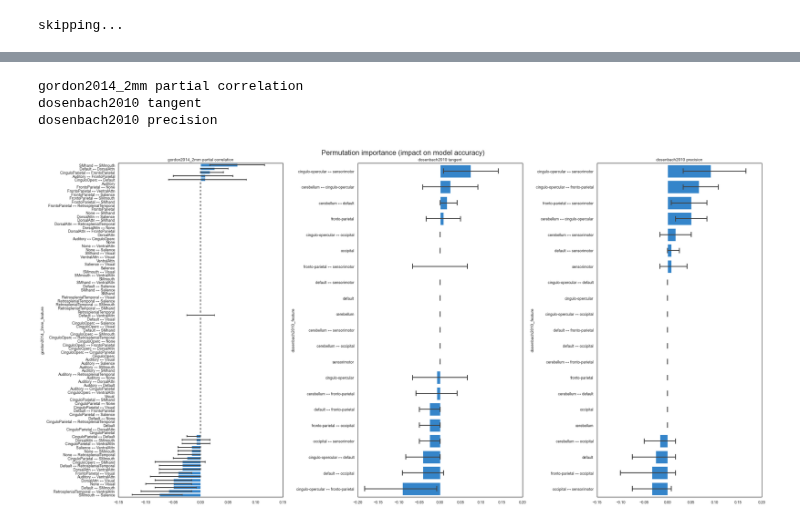
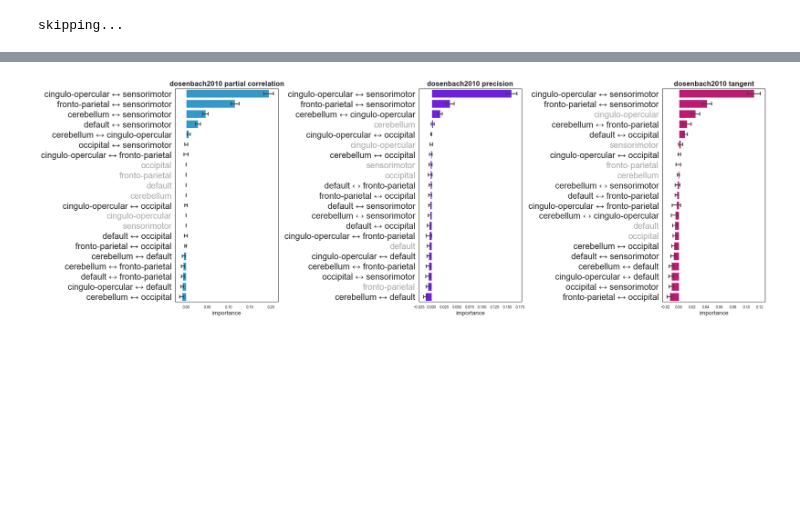
Before and after one commit to morteza/ACNets, a Jupyter notebook: notebooks/4 Visualizations.ipynb, the cells around one changed output, grey strips where cells are left out. Drawn from its saved outputs; the diff is of its cells as text; code cells hidden in the pictures; blank space fills up the shorter version.

Commit message:
updated figures + model comparisions and results from a full 250x run

```diff
--- a/notebooks/4 Visualizations.ipynb
+++ b/notebooks/4 Visualizations.ipynb
@@ -165,18 +178,10 @@ def jitter(df, column='cv_test_score', jitter_size=.03):
     jittered_df[column] = jittered_df[column] + np.random.uniform(-jitter_size, jitter_size, len(df))
     return jittered_df
 
-scores = scores.sort_values('mean_test_score', ascending=True)
-order = scores['label'].drop_duplicates()
-mean_scores = scores.groupby('label')[['cv_test_score']].mean().reset_index()
-
-
-scores['accuracy_pct'] = scores['cv_test_score'] * 100.0
-chance_scores['accuracy_pct'] = chance_scores['accuracy'] * 100.0
-mean_scores['accuracy_pct'] = mean_scores['cv_test_score'] * 100.0
-
 # chance
 g = sns.pointplot(data=chance_scores,
-              x='accuracy_pct', y='label', order=order,
+              x='accuracy_pct', y='label',
+              order=order,
               join=False,
             #   markers='D',
               color='gray',
@@ -203,8 +208,8 @@ sns.pointplot(data=scores,
 # annotate the mean points
 y_ticklabels = [t.get_text() for t in ax.get_yticklabels()]
 for i, model_name, cv_test_score, accuracy_pct in mean_scores.itertuples():
-    y = y_ticklabels.index(model_name)
-    ax.annotate(f'{accuracy_pct:.1f}', (accuracy_pct-.7, y-0.1), weight='bold')
+    ticklabel_idx = y_ticklabels.index(model_name)
+    ax.annotate(f'{accuracy_pct:.1f}', (accuracy_pct-.7, ticklabel_idx-0.1), weight='bold')
 
 ax.grid(axis='y')
 
@@ -212,13 +217,13 @@ ax.axvline(x=50, linestyle='--', color='gray', linewidth=1, alpha=.8, label='the
 
 ax.scatter([51.4], [-.7], marker='^', s=160, color='gray')
 
-ax.set(ylabel='Model', ylim=(-.9, len(order)))
+ax.set(ylabel='Model', ylim=(-.9, len(order)+.8))
 ax.set_xlabel('accuracy (%)', fontsize='x-large')
 
 # plt.legend().set_visible(False)
 # plt.legend()
 
-
+plt.xticks(fontsize='x-large')
 
 plt.suptitle(f'SVM validation accuracy ({cv_n_splits}x 4-fold CV)', fontsize='xx-large', y=.92)
 plt.show()
@@ -350,43 +397,52 @@ skipping...
 # %%
+colors = ['#1BA1E2', '#6A00FF', '#D80073']
+
 def plot_feature_importance(results, model_name, ax=None):
+
+    top_model_names = results['model_name'].values.tolist()
+    color = colors[top_model_names.index(model_name)]
 
     if ax is None:
         _, ax = plt.subplots(figsize=(7, 15))
 
     perm_imp_scores = results[f'{model_name} importances'].to_pandas()
 
     perm_imp_order = perm_imp_scores.mean().sort_values(ascending=False).index.to_list()
 
-    sns.barplot(data=perm_imp_scores,
+    g = sns.barplot(data=perm_imp_scores,
                 order=perm_imp_order,
                 orient='horizontal',
                 capsize=.3,
                 errwidth=2,
-                color=(.11, .53, .89),
+                color=color,
                 ax=ax)
 
-    ax.set_xticks(ax.get_xticks(), fontsize='x-large')
-    ax.set_yticks(ax.get_yticks(), fontsize='x-large')
+    g.set_yticklabels(g.get_yticklabels(), fontsize=20)
+    g.set_ylabel('')
+    g.set_xlabel('importance', fontsize='x-large')
+
+    for tick in g.get_yticklabels():
+        if '\N{left right arrow}' not in str(tick):
+            tick.set_color('darkgray')
+
 
 
 model_names = results['model_name'].values
 
 _, axes = plt.subplots(1,len(model_names),
-                       figsize=(len(model_names)*8,12), sharey=False, squeeze=False)
+                       figsize=(len(model_names)*8,8), sharey=False, squeeze=False)
 
 for i, (model_name, ax) in enumerate(zip(model_names, axes.flatten())):
     plot_feature_importance(results, model_name, ax)
-    ax.set(title=model_name)
+    ax.set_title(model_name, fontsize='xx-large', fontweight='bold')
 
-plt.suptitle('Permutation importance (impact on model accuracy)', fontsize='xx-large')
+
+# plt.suptitle('Permutation importance (impact on model accuracy)', fontsize='xx-large')
 
 plt.tight_layout()
 plt.show()
 # %% [output]
-gordon2014_2mm partial correlation
-dosenbach2010 tangent
-dosenbach2010 precision
-[figure, old version]
+[figure, new version]
 # %%
 shap.summary_plot(shap_values,
                   feature_names=feature_names,
```
Also changed, not shown: parts of 12 cells of this notebook, 3 other files.
